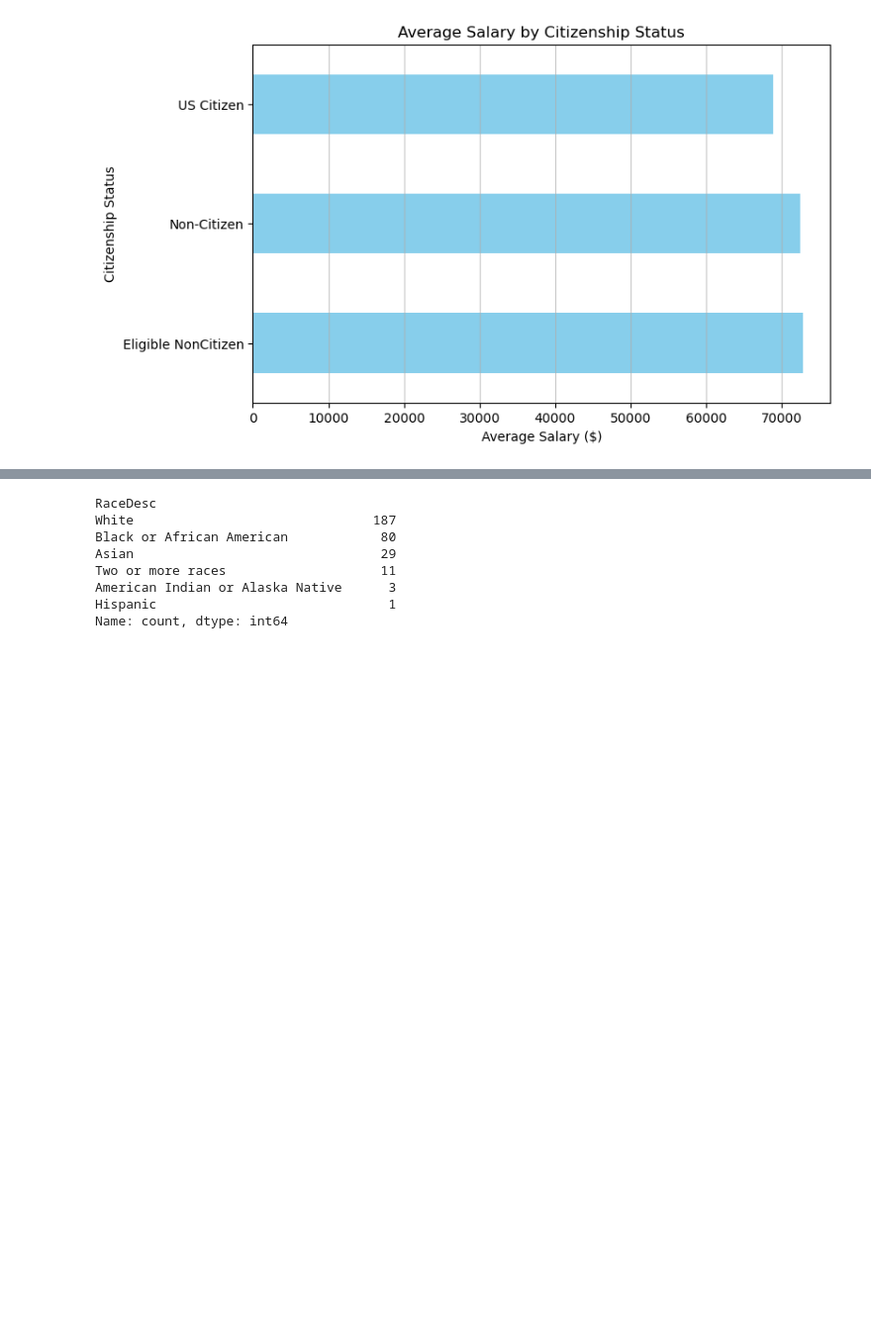
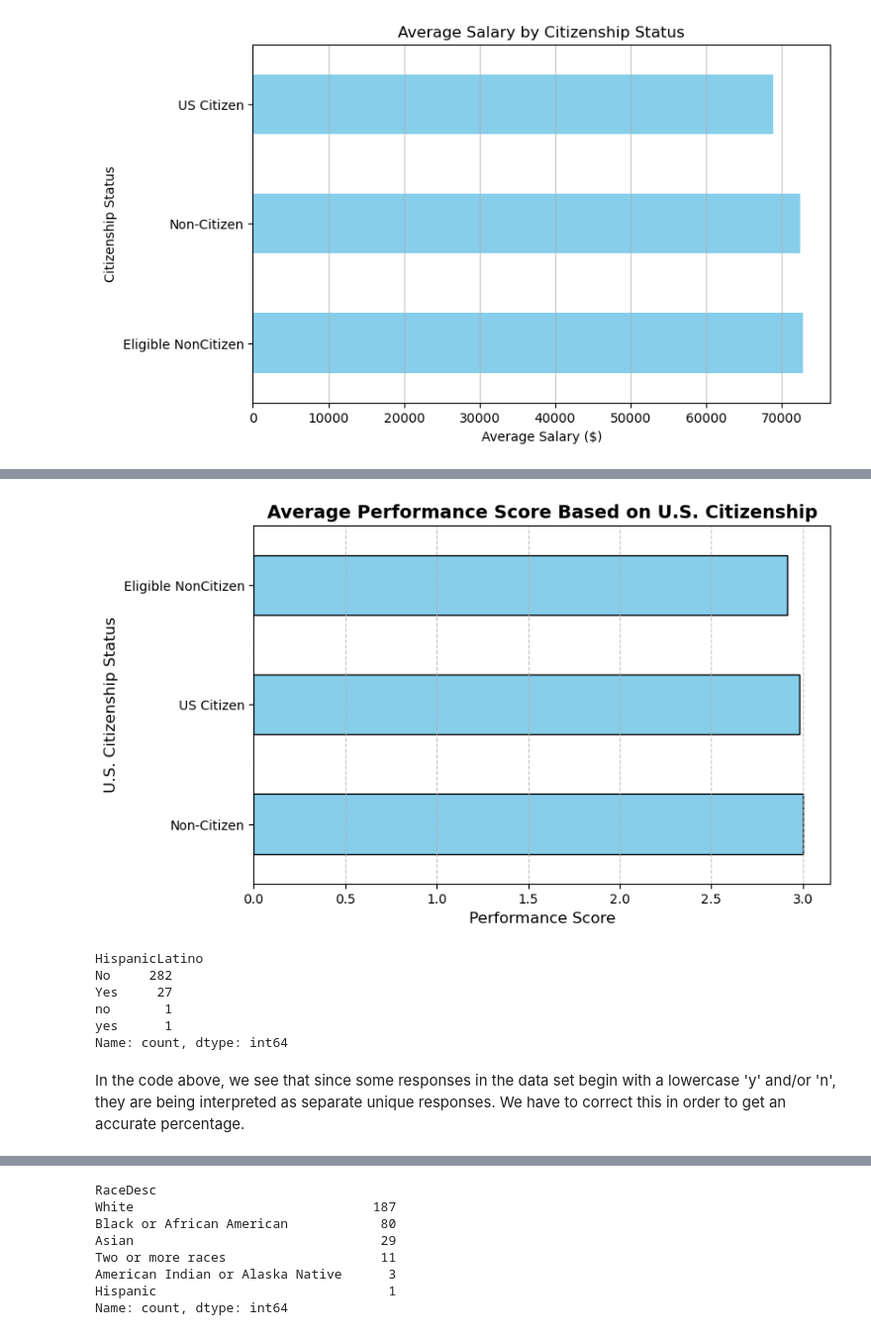
Before and after one commit to Kanitoure5301/tkh_career_analysis, a Jupyter notebook: notebooks/diversity_kahdijah.ipynb, the cells around one changed output, grey strips where cells are left out. Shown: that part at 99% size. Cells and saved outputs as stored; diff of their text form; code cells hidden in the pictures; blank space fills up the shorter version.

```diff
--- a/notebooks/diversity_kahdijah.ipynb
+++ b/notebooks/diversity_kahdijah.ipynb
@@ -116,0 +108,5 @@ When we examine the bar graph to look at the salary comparison between the 3 gro
+# %%
+#This code will allow us to see the average performance review score for US Citizens compared to Non-US Citizens.
+citizen_avg_score = demographic_data.groupby("CitizenDesc")["PerfScoreID"].mean().sort_values(ascending=False)
+print("Average Performace Score Based on Citizenship")
+citizen_avg_score
@@ -116,0 +120,24 @@ When we examine the bar graph to look at the salary comparison between the 3 gro
+# %%
+citizen_avg_score.plot(kind="barh", color="skyblue", figsize=(8,5), edgecolor="black")
+
+plt.title("Average Performance Score Based on U.S. Citizenship", fontsize=14, fontweight="bold")
+plt.xlabel("Performance Score", fontsize=12)
+plt.ylabel("U.S. Citizenship Status", fontsize=12)
+plt.grid(axis="x", linestyle="--", alpha=0.7)
+
+plt.show()
+# %% [output]
+[figure, added]
+# %%
+#Here we will review how many employees identify as Hispanic/Lation or not.
+hispanic_latino = demographic_data.value_counts("HispanicLatino")
+hispanic_latino
+# %% [output]
+HispanicLatino
+No     282
+Yes     27
+no       1
+yes      1
+Name: count, dtype: int64
+# %% [markdown]
+In the code above, we see that since some responses in the data set begin with a lowercase 'y' and/or 'n', they are being interpreted as separate unique responses. We have to correct this in order to get an accurate percentage.
```
Also changed, not shown: parts of 33 cells of this notebook, 1 other file.
